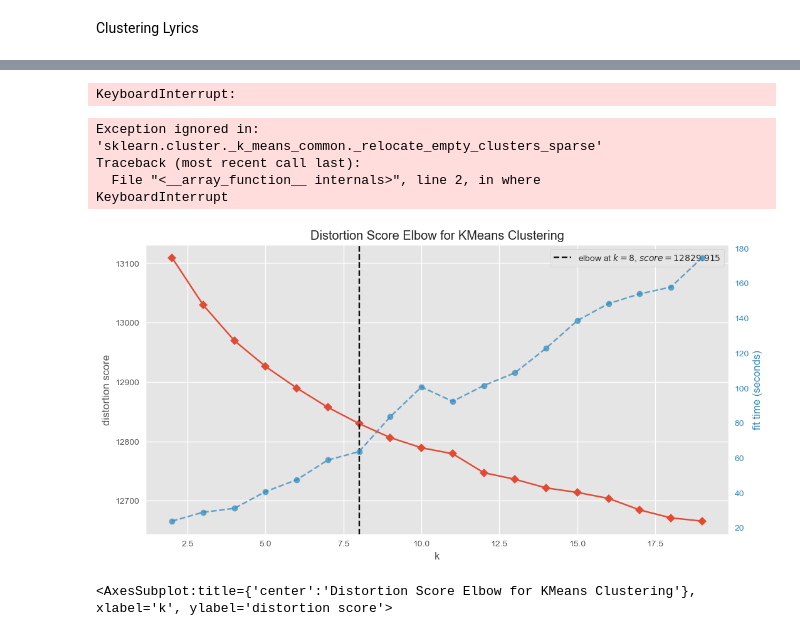
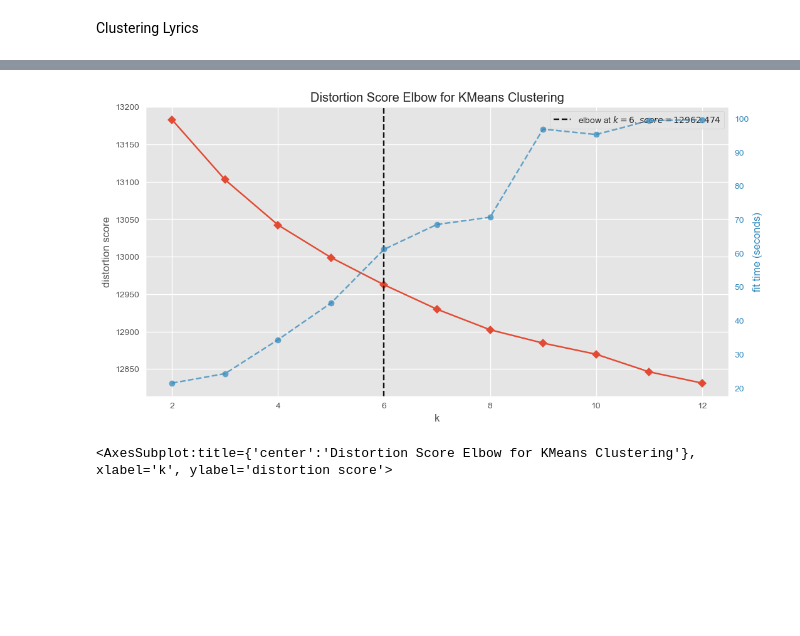
Before and after one commit to kennyta0204/Capstone-Project, a Jupyter notebook: Genre Clusters.ipynb, the cells around one changed output, grey strips where cells are left out. Drawn from its saved outputs; the diff is of its cells as text; code cells hidden in the pictures; blank space fills up the shorter version.

```diff
--- a/Genre Clusters.ipynb
+++ b/Genre Clusters.ipynb
@@ -123,17 +109,12 @@ Encoded Lyrics:
 # %%
 # Elbow score
 import warnings
 warnings.filterwarnings("ignore")
 
 kmeans = KMeans(random_state=42)
-visualizer = KElbowVisualizer(kmeans, k=(2,20))
+visualizer = KElbowVisualizer(kmeans, k=(2,13))
 visualizer.fit(X)
 visualizer.show()
 # %% [output]
+[figure, new version]
-KeyboardInterrupt:
+<AxesSubplot:title={'center':'Distortion Score Elbow for KMeans Clustering'}, xlabel='k', ylabel='distortion score'>
-Exception ignored in: 'sklearn.cluster._k_means_common._relocate_empty_clusters_sparse'
-Traceback (most recent call last):
-  File "<__array_function__ internals>", line 2, in where
-KeyboardInterrupt
-[figure, old version]
-<AxesSubplot:title={'center':'Distortion Score Elbow for KMeans Clustering'}, xlabel='k', ylabel='distortion score'>
```
Also changed, not shown: parts of 11 cells of this notebook, 1 other file.
